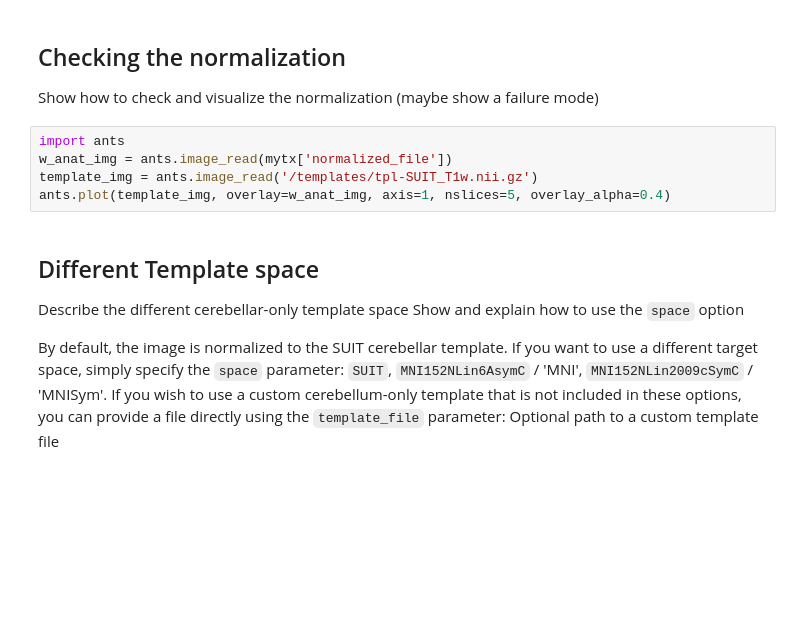
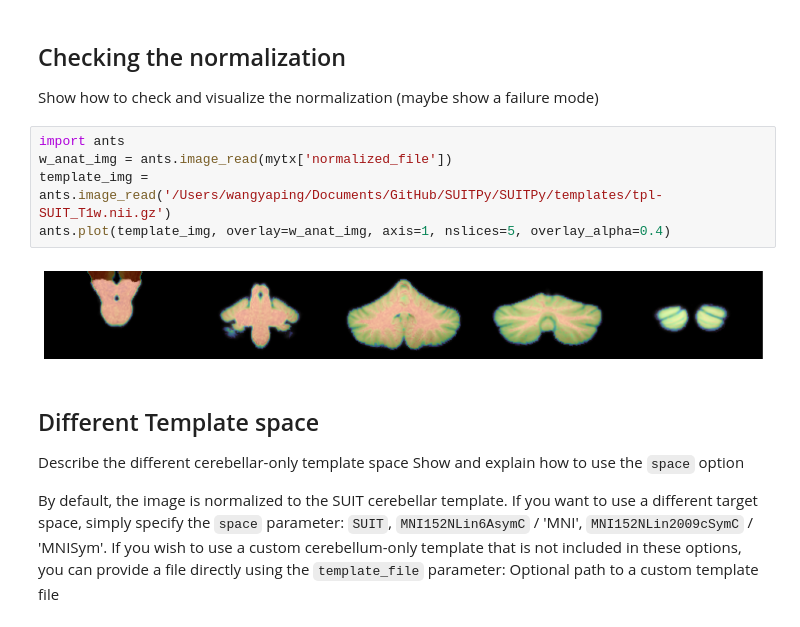
Before and after one commit to DiedrichsenLab/SUITPy, a Jupyter notebook: docs/source/tutorials/3.normalize_example.ipynb, the cells around one changed output. Saved outputs shown, nothing was run; the diff lists cells and outputs as text; blank space fills up the shorter version.

```diff
--- a/docs/source/tutorials/3.normalize_example.ipynb
+++ b/docs/source/tutorials/3.normalize_example.ipynb
@@ -31,8 +34,10 @@ Show how to check and visualize the normalization (maybe show a failure mode)
 # %%
 import ants
 w_anat_img = ants.image_read(mytx['normalized_file'])
-template_img = ants.image_read('/templates/tpl-SUIT_T1w.nii.gz')
+template_img = ants.image_read('/Users/wangyaping/Documents/GitHub/SUITPy/SUITPy/templates/tpl-SUIT_T1w.nii.gz')
 ants.plot(template_img, overlay=w_anat_img, axis=1, nslices=5, overlay_alpha=0.4)
+# %% [output]
+[figure, added]
 # %% [markdown]
 ## Different Template space
 Describe the different cerebellar-only template space
```
Also changed, not shown: parts of 5 cells of this notebook, 1 other file.
